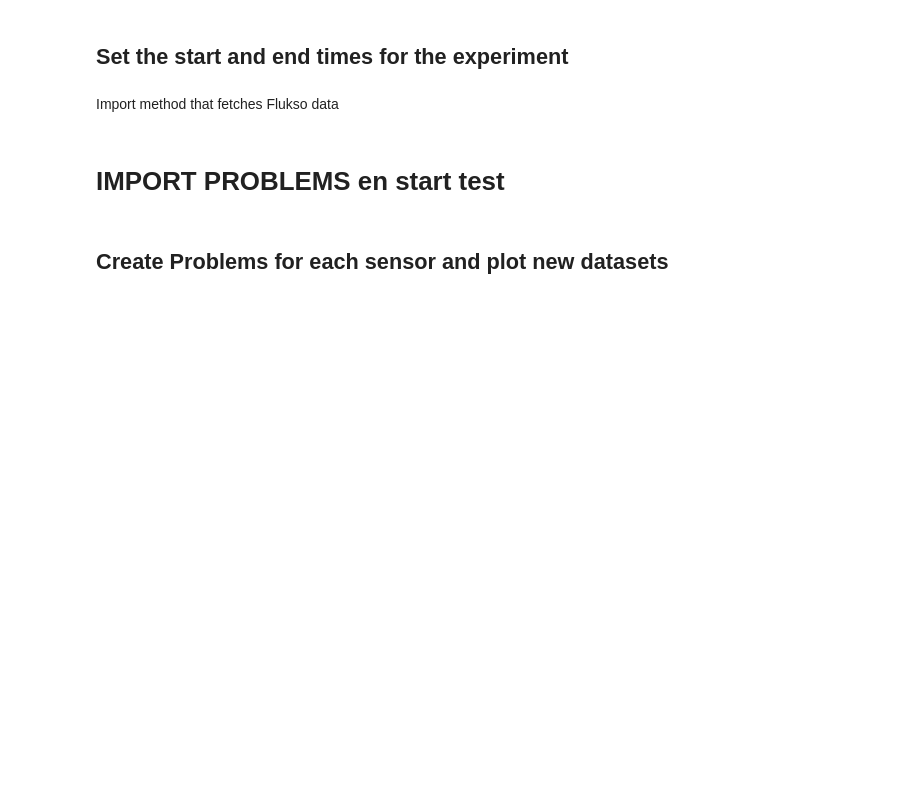
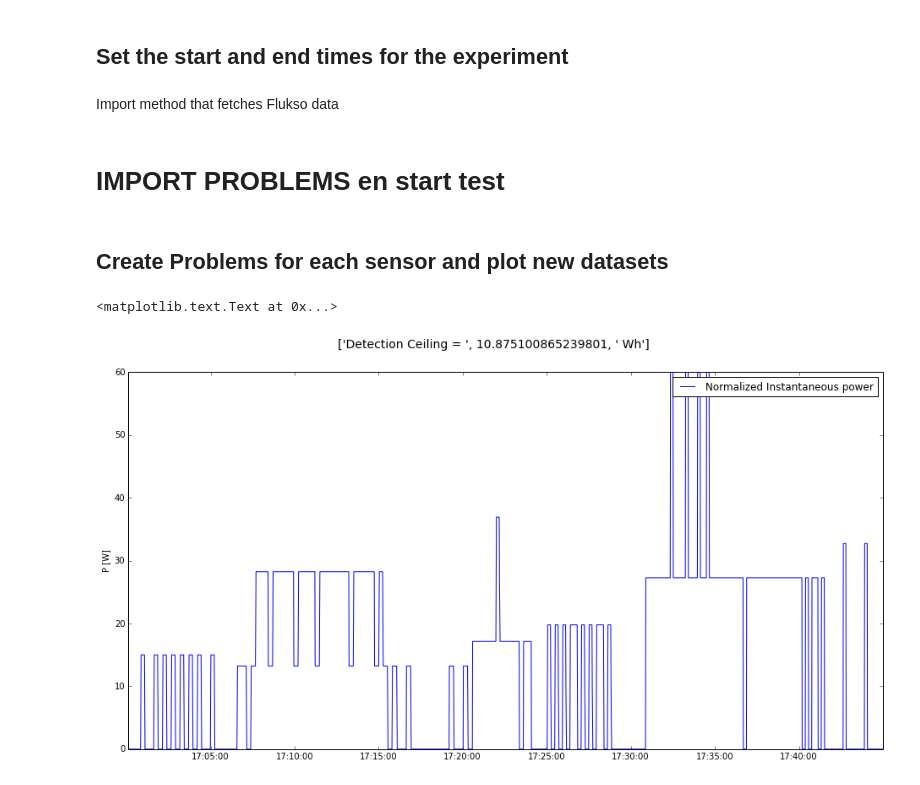
Before and after one commit to JrtPec/opengrid, a Jupyter notebook: nialm/scripts/Test_Problems.ipynb, the cells around one changed output. Cells and saved outputs as stored; diff of their text form; code cells hidden in the pictures; blank space fills up the shorter version.

```diff
--- a/nialm/scripts/Test_Problems.ipynb
+++ b/nialm/scripts/Test_Problems.ipynb
@@ -15,14 +15,14 @@ sys.path.append(os.path.join(script_dir, os.pardir, os.pardir))
 ## Set the start and end times for the experiment
 # %%
 start = pd.Timestamp(time.time() - 3600*24, unit='s') #24 hours ago
-start = start.replace(hour=20,minute=0, second=0) #start around 20h
-end = start.replace(minute=10)
+start = start.replace(hour=17,minute=0, second=0) #start around 20h
+end = start.replace(minute=45)
 # %% [markdown]
 Import method that fetches Flukso data
 # %%
 from nialm.library.get_data import get_flukso_data
 # %%
-df = get_flukso_data(start,end)
+df = get_flukso_data(start,end,sensor='214ef2d3533899dbf633caeb32e80483',token='7d964f8a361a1273594161c67a8ac31e')
 # %% [markdown]
 # IMPORT PROBLEMS en start test
 # %%
@@ -31,17 +31,28 @@ from nialm.library.problems import *
 ## Create Problems for each sensor and plot new datasets
 # %%
 problems = []
-for sensor in df:
-    problem = Disaggregation_problem(orig_data=df[sensor])
-    problems.append(problem)
-    break
+#for sensor in df:
+   # if sensor == '214ef2d3533899dbf633caeb32e80483':
+problem = Disaggregation_problem(orig_data=df)
+problems.append(problem)
+   # except:
+    #    pass
+    #break
 # %%
-for problem in problems:
-    plt.figure()
-    plt.plot_date(problem.df_orig.index,problem.df_orig,'-',label="Instantaneous power")
-    plt.plot_date(problem.df_norm.index,problem.df_norm,'-',label="Normalized Instantaneous power")
-    plt.plot_date(problem.df_diff_full.index,problem.df_diff_full,'-',label="First derivative")
-    plt.plot_date(problem.df_diff.index,problem.df_diff,'o',label="Flanks")
-    plt.figtext(0.5,0.95,["Detection Ceiling = ",problem.score_ceiling," Wh"], fontsize=14, ha='center')
-    plt.legend()
-    plt.ylabel('P [W]')
+#for problem in problems:
+plt.figure()
+#plt.plot_date(problem.df_orig.index,problem.df_orig,'-',label="Instantaneous power")
+plt.plot_date(problem.df_norm.index,problem.df_norm,'-',label="Normalized Instantaneous power")
+#plt.plot_date(problem.df_diff_full.index,problem.df_diff_full,'-',label="First derivative")
+
+#for event in problem.events:
+ #   plt.plot_date(event.indexes,event.values,'o')
+
+plt.figtext(0.5,0.95,["Detection Ceiling = ",problem.score_ceiling," Wh"], fontsize=14, ha='center')
+plt.legend()
+plt.ylabel('P [W]')
+
+   # problem = problem
+# %% [output]
+<matplotlib.text.Text at 0x...>
+[figure, added]
```
Also changed, not shown: parts of 4 cells of this notebook, 22 other files.
